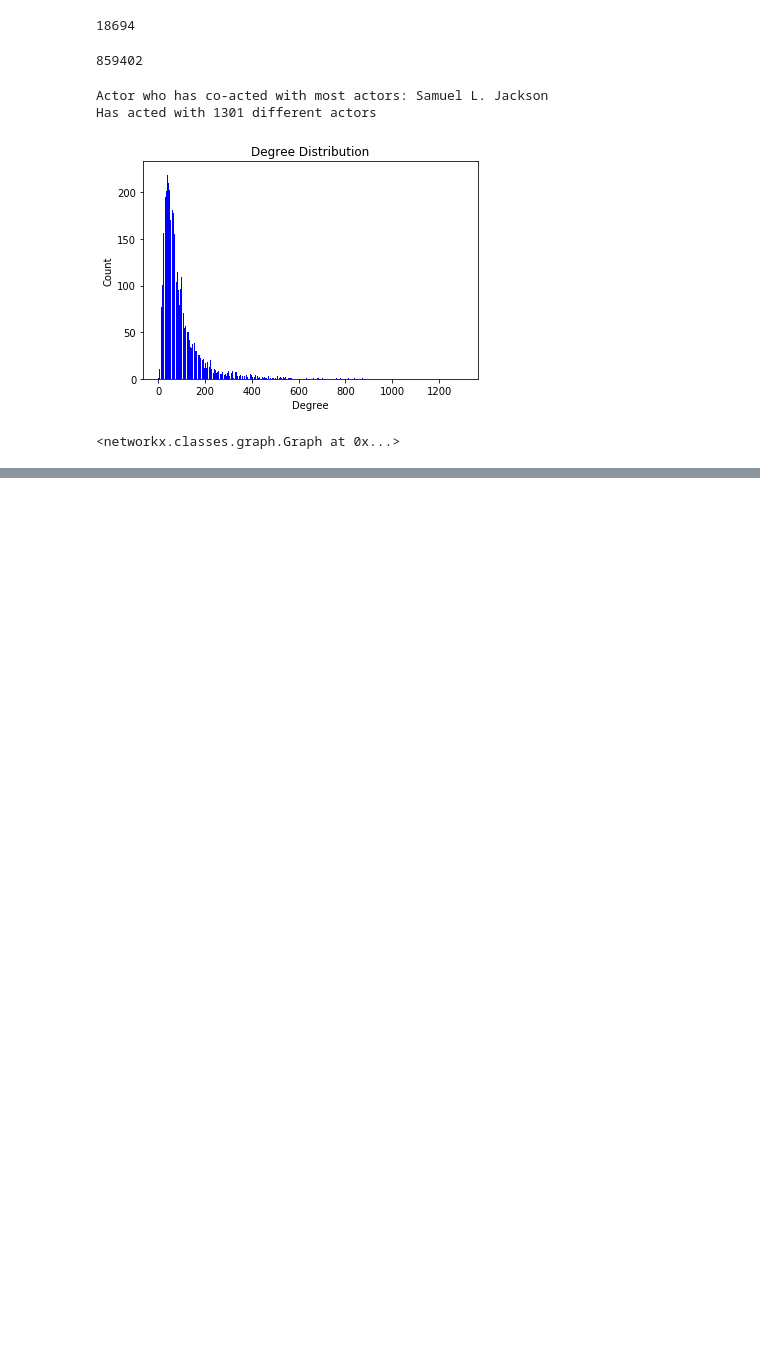
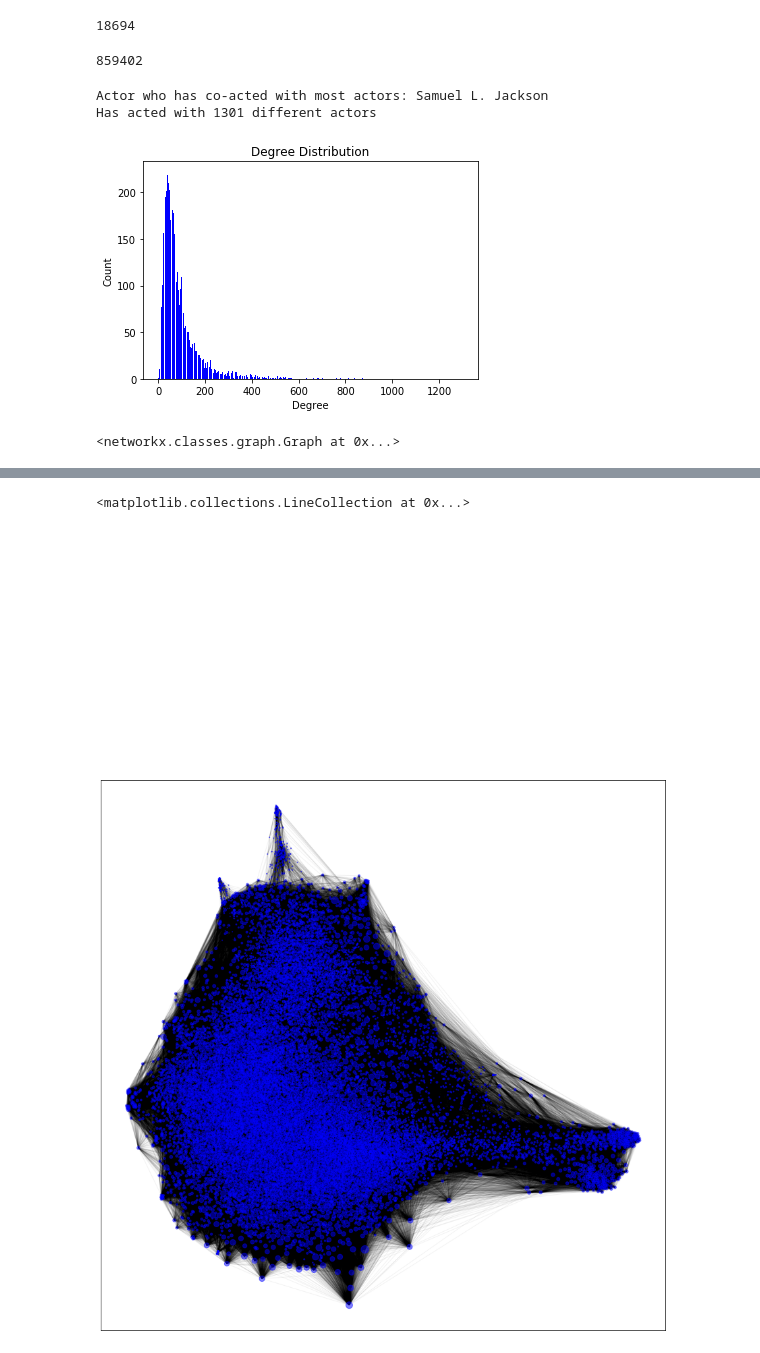
Before and after one commit to LukaAvbreht/Social_graphs, a Jupyter notebook: project/actor_network_analysis.ipynb, the cells around one changed output, grey strips where cells are left out. Saved outputs shown, nothing was run; the diff lists cells and outputs as text; code cells hidden in the pictures; blank space fills up the shorter version.

Commit message:
created network plot

```diff
--- a/project/actor_network_analysis.ipynb
+++ b/project/actor_network_analysis.ipynb
@@ -74,6 +81,12 @@ positions = forceatlas2.forceatlas2_networkx_layout(gc, pos=None, iterations=500
 # %%
 d = dict(gc.degree)
-degrees = [(d[node]) * 5 for node in gc.nodes()]
-
+degrees = [(d[node])/10 for node in gc.nodes()]
 plt.axis('off')
 plt.figure(figsize=(15,15))
+nx.draw_networkx_nodes(gc, positions ,node_color='blue', node_size= degrees, with_labels=False, alpha=0.5)
+nx.draw_networkx_edges(gc, positions, alpha=0.05)
+plt.show()
+# %% [output]
+<matplotlib.collections.LineCollection at 0x...>
+[figure, added]
+[figure, added]
```
Also changed, not shown: parts of 2 cells of this notebook.
